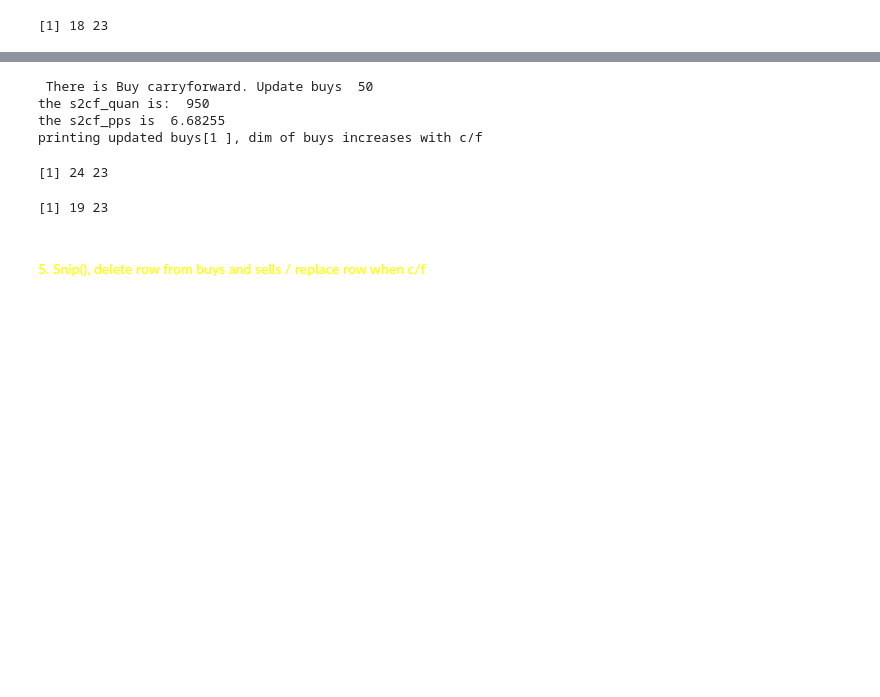
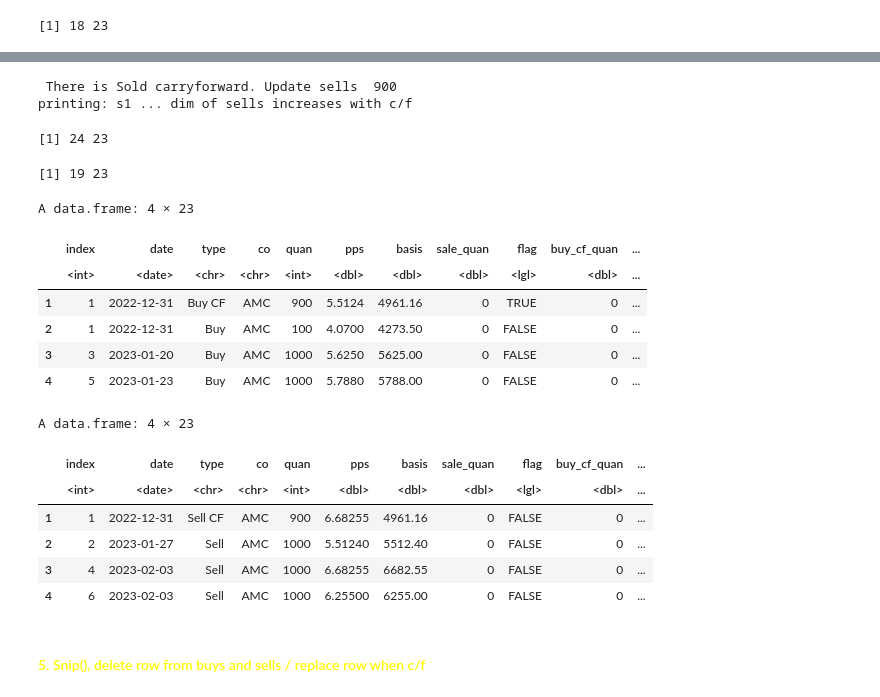
Before and after one commit to GrayCoHub/fifo_redo, a Jupyter notebook: fifo_rows_redo2.ipynb, the cells around one changed output, grey strips where cells are left out. Saved outputs shown, nothing was run; the diff lists cells and outputs as text; code cells hidden in the pictures; blank space fills up the shorter version.

```diff
--- a/fifo_rows_redo2.ipynb
+++ b/fifo_rows_redo2.ipynb
@@ -272,10 +316,13 @@ dim(sells)
 # %%
 # Evaluate the type of carryforward, then update buys or sells w/cf to prepare for next transaction (loop)
 
-update_withcf <- function(buys, sells) {
+update_buys_sells <- function(buys, sells) {
 
     #  Check the most recent row ??? of sale_record or the last row of sale_record (was bind() or add_row() ? )
-    last_row <- tail(sale_records, n = 1)
+
+   last_row <- head(sale_records, n = 1)
+
+    #first_row <- head(sale_records, n=1)
 
     # b == s (no c/f)
     if(last_row$flag == FALSE && last_row$true_false == FALSE) {
@@ -325,6 +372,7 @@ update_withcf <- function(buys, sells) {
 
 
 
+
 # -------------------------------------------------------------------------------------------------------------------------
 
 
@@ -335,12 +383,14 @@ update_withcf <- function(buys, sells) {
         b1$quan <- b1$sold_cf_quan
         b1$pps <- b1$sold_cf_pps
         b1$basis <- b1$sold_cf_basis
-        b1$flag <- FALSE
+        b1$flag <- TRUE
         b1$sale_quan <- 0
         b1[ , 10:ncol(b1)] <- 0
 
         test <- buys
-        test <- test %>% add_row(b1, .before = 1)
+
+      #  test <- test %>% add_row(b1, .before = 1)
+        test <- test %>% add_row(b1, .after = 1)
         buys <- test
 
   # ---------------------------------------------------------------------------------------------------------------
@@ -423,7 +473,7 @@ update_withcf <- function(buys, sells) {
             cat("printing: s1 ... dim of sells increases with c/f ", "\n")
             s1
         }else {
-            cat("If msg here, there is no CF and potential issue exists in fct update_withcf. ", "\n")
+            cat("If msg here, there is no CF and potential issue exists in fct update_buys_sells. ", "\n")
             }
 
     return(list(buys, sells))
@@ -431,7 +481,7 @@ update_withcf <- function(buys, sells) {
   }  # fct
 
 # fct call
-return_list <- update_withcf(buys, sells)
+return_list <- update_buys_sells(buys, sells)
 
 buys <- return_list[[1]]
 sells <- return_list[[2]]
@@ -439,12 +489,28 @@ sells <- return_list[[2]]
 dim(buys)
 dim(sells)
 # %% [output]
- There is Buy carryforward. Update buys  50
-the s2cf_quan is:  950
-the s2cf_pps is  6.68255
-printing updated buys[1 ], dim of buys increases with c/f
+ There is Sold carryforward. Update sells  900
+printing: s1 ... dim of sells increases with c/f
 [1] 24 23
 [1] 19 23
+# %%
+buys[1:4,]
+sells[1:4,]
+# %% [output]
+A data.frame: 4 × 23
+|  | index | date | type | co | quan | pps | basis | sale_quan | flag | buy_cf_quan | ... |
+|  | <int> | <date> | <chr> | <chr> | <int> | <dbl> | <dbl> | <dbl> | <lgl> | <dbl> | ... |
+| 1 | 1 | 2022-12-31 | Buy CF | AMC | 900 | 5.5124 | 4961.16 | 0 | TRUE | 0 | ... |
+| 2 | 1 | 2022-12-31 | Buy | AMC | 100 | 4.0700 | 4273.50 | 0 | FALSE | 0 | ... |
+| 3 | 3 | 2023-01-20 | Buy | AMC | 1000 | 5.6250 | 5625.00 | 0 | FALSE | 0 | ... |
+| 4 | 5 | 2023-01-23 | Buy | AMC | 1000 | 5.7880 | 5788.00 | 0 | FALSE | 0 | ... |
+A data.frame: 4 × 23
+|  | index | date | type | co | quan | pps | basis | sale_quan | flag | buy_cf_quan | ... |
+|  | <int> | <date> | <chr> | <chr> | <int> | <dbl> | <dbl> | <dbl> | <lgl> | <dbl> | ... |
+| 1 | 1 | 2022-12-31 | Sell CF | AMC | 900 | 6.68255 | 4961.16 | 0 | FALSE | 0 | ... |
+| 2 | 2 | 2023-01-27 | Sell | AMC | 1000 | 5.51240 | 5512.40 | 0 | FALSE | 0 | ... |
+| 3 | 4 | 2023-02-03 | Sell | AMC | 1000 | 6.68255 | 6682.55 | 0 | FALSE | 0 | ... |
+| 4 | 6 | 2023-02-03 | Sell | AMC | 1000 | 6.25500 | 6255.00 | 0 | FALSE | 0 | ... |
 # %% [markdown]
 #### <font color = yellow>5. Snip(), delete row from buys and sells / replace row when c/f
 # %%
```
Also changed, not shown: parts of 53 cells of this notebook.
